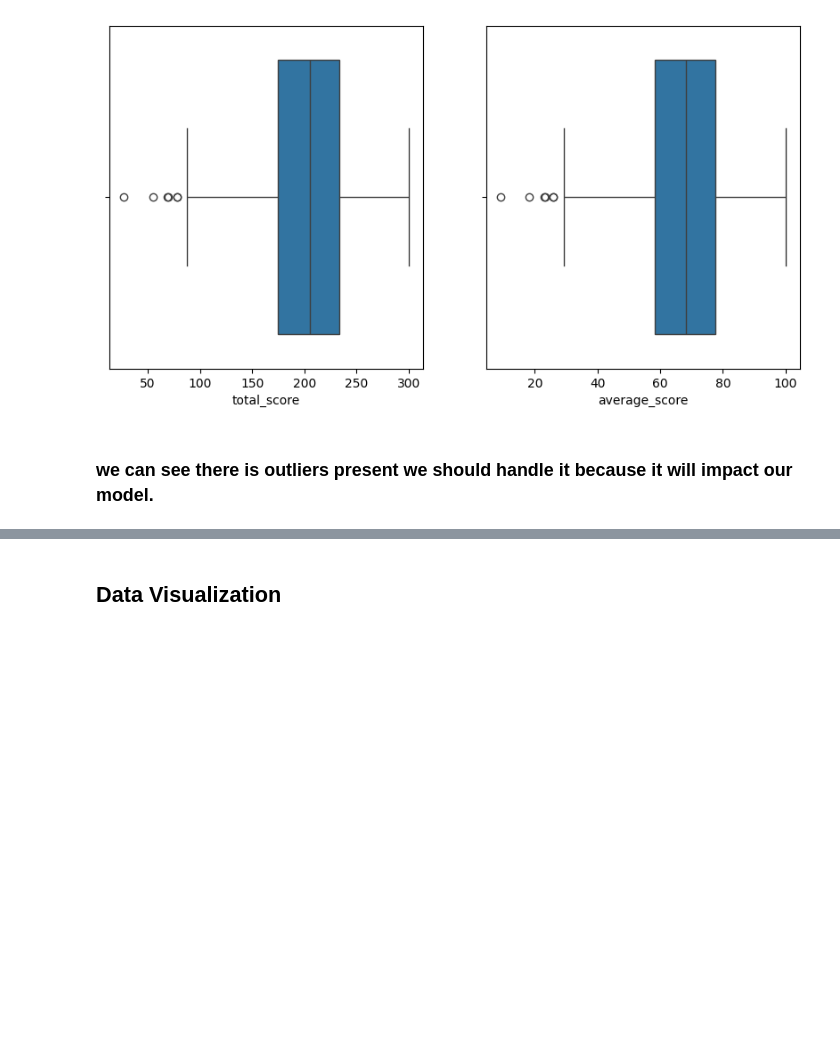
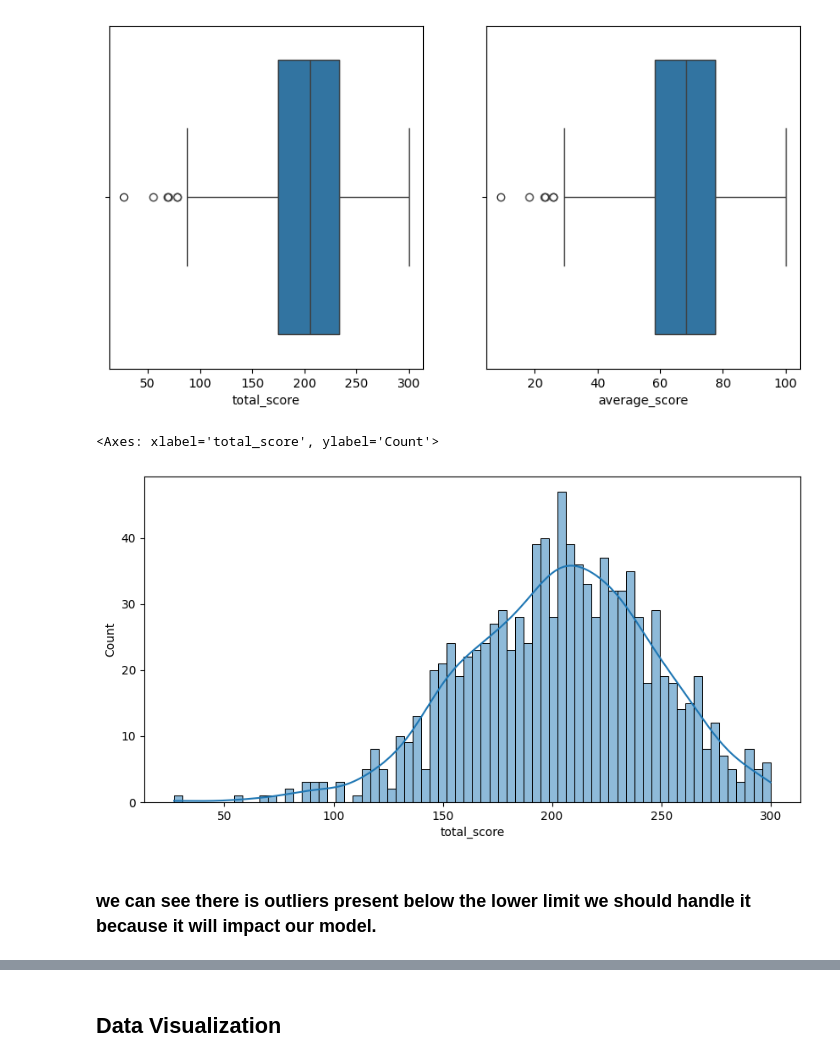
Before and after one commit to ahmedbadr237/StudentPerformanceIndicator, a Jupyter notebook: notebooks/EDA.ipynb, the cells around one changed output, grey strips where cells are left out. Drawn from its saved outputs; the diff is of its cells as text; code cells hidden in the pictures; blank space fills up the shorter version.

```diff
--- a/notebooks/EDA.ipynb
+++ b/notebooks/EDA.ipynb
@@ -176,5 +188,11 @@ sns.boxplot(df,x='average_score',ax=ax[1])
 # %% [output]
 <Axes: xlabel='average_score'>
 [figure]
+# %%
+plt.figure(figsize=(10,5))
+sns.histplot(df,x='total_score',kde=True,bins=70)
+# %% [output]
+<Axes: xlabel='total_score', ylabel='Count'>
+[figure, added]
 # %% [markdown]
-### we can see there is outliers present we should handle it because it will impact our model.
+### we can see there is outliers present below the lower limit we should handle it because it will impact our model.
```
Also changed, not shown: parts of 8 cells of this notebook, 3 other files.
